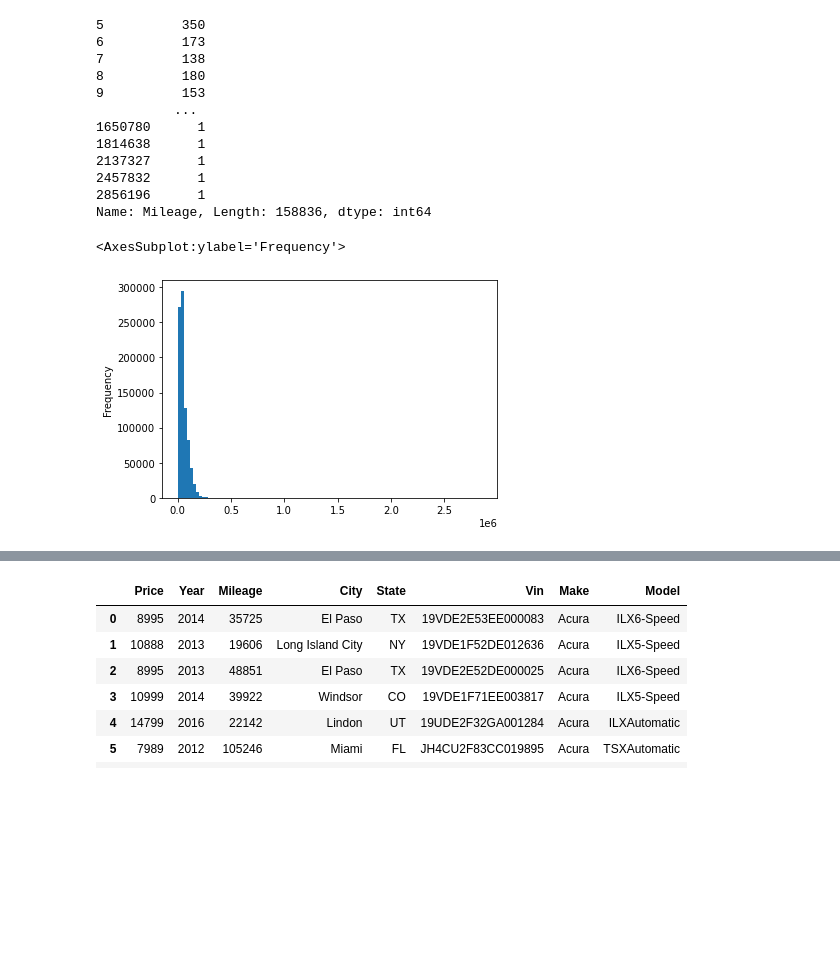
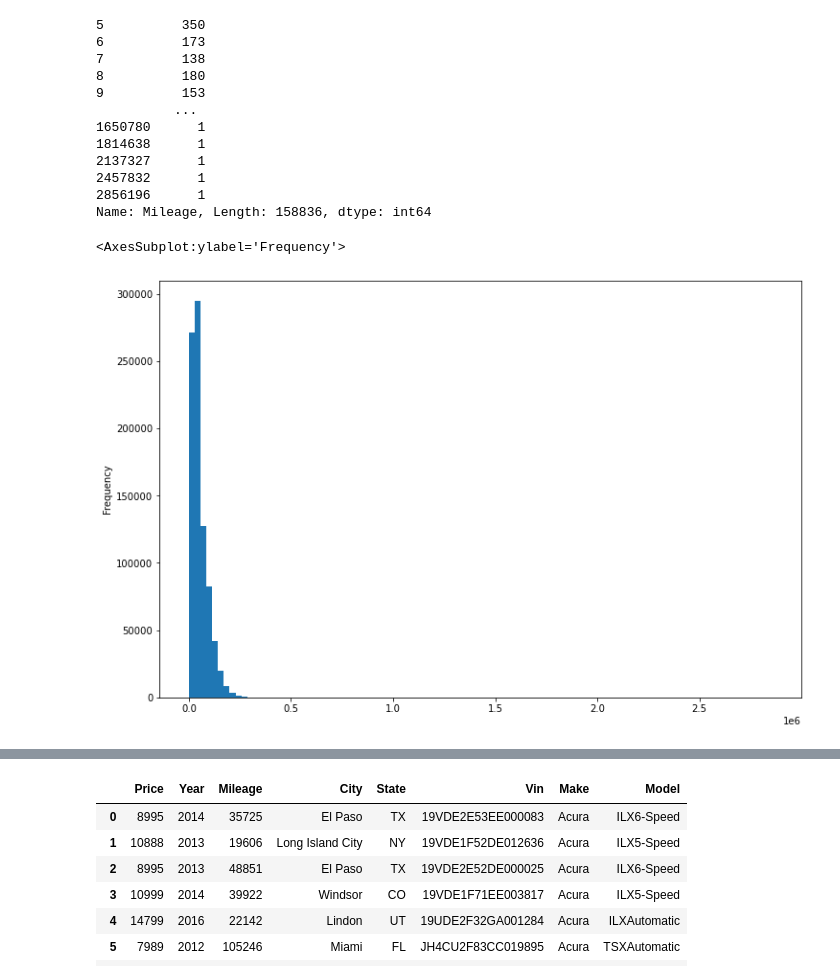
Before and after one commit to kimballwightman/2018_CarListings, a Jupyter notebook: 03 Scripts/6.1 A6 Data Quality Checks.ipynb, the cells around one changed output, grey strips where cells are left out. Saved outputs shown, nothing was run; the diff lists cells and outputs as text; code cells hidden in the pictures; blank space fills up the shorter version.

```diff
--- a/03 Scripts/6.1 A6 Data Quality Checks.ipynb
+++ b/03 Scripts/6.1 A6 Data Quality Checks.ipynb
@@ -14,7 +14,7 @@ import numpy as np
 import os
 # %%
 #import data set
-path = '/Users/kimballwightman/Desktop/Projects/Used Car Listings Analysis/'
+path = '/Users/kimballwightman/Desktop/Projects/Car Listings Analysis/'
 # %%
 df_cars = pd.read_csv(os.path.join(path,'02 Data','Original Data','true_car_listings.csv'))
 # %% [markdown]
@@ -112,9 +112,9 @@ df_cars['Mileage'].value_counts().sort_index()
 2856196      1
 Name: Mileage, Length: 158836, dtype: int64
 # %%
-df_cars['Mileage'].plot.hist(bins = 100)
+df_cars['Mileage'].plot.hist(bins = 100, figsize=(12,8))
 # %% [output]
 <AxesSubplot:ylabel='Frequency'>
-[figure, old version]
+[figure, new version]
 # %%
 #check distribution of year as well
```
Also changed, not shown: parts of 34 cells of this notebook, 3 other files.
